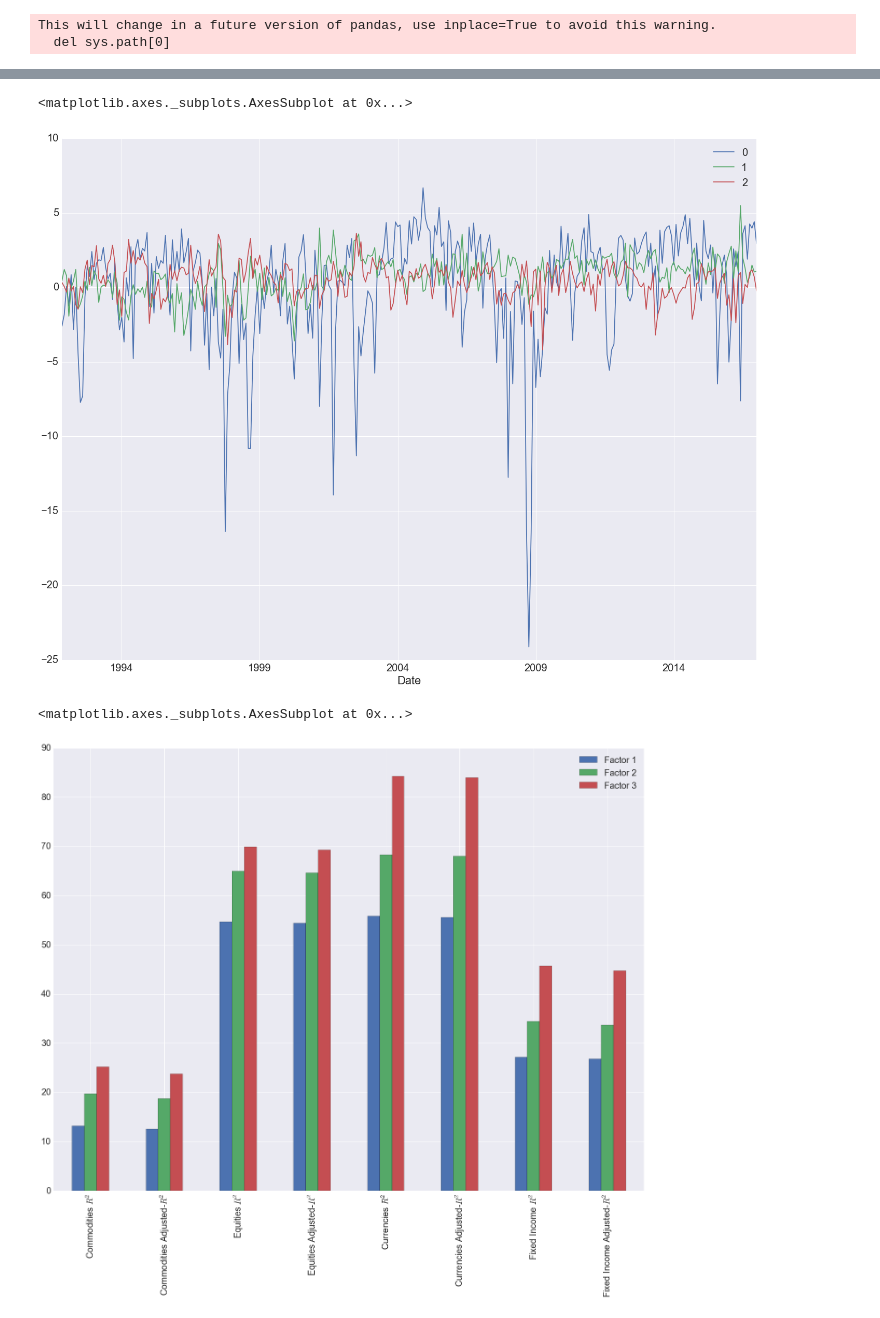
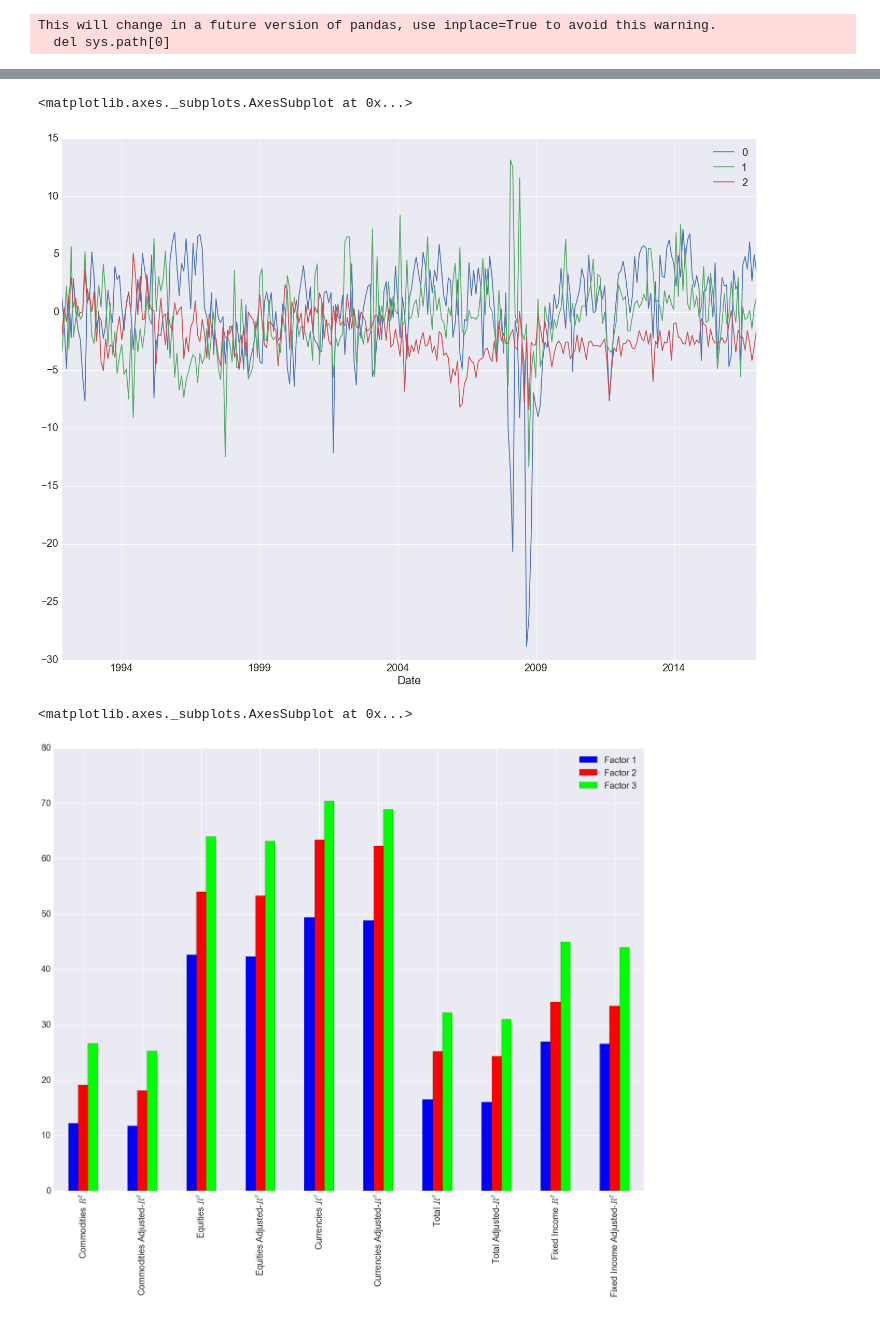
Before and after one commit to mrefermat/FinancePhD, a Jupyter notebook: LiquidityMomentum/Table 2- Time Series regressions on common factors.ipynb, the cells around one changed output, grey strips where cells are left out. Cells and saved outputs as stored; diff of their text form; code cells hidden in the pictures.

```diff
--- a/LiquidityMomentum/Table 2- Time Series regressions on common factors.ipynb
+++ b/LiquidityMomentum/Table 2- Time Series regressions on common factors.ipynb
@@ -101,0 +97,10 @@ sector_PC['Equities'].plot()
+# %%
+PPCA=p.PPCA()
+PPCA.fit(np.array(data),d=no_pc)
+sector_variance_explained[sect] = PPCA.var_exp
+pcs=pd.DataFrame()
+for i in range(0,no_pc,1):
+    x=pd.DataFrame(PPCA.C.T[i]*PPCA.data).sum(axis=1)
+    x.set_axis(sector_zscores[sect].index)
+    pcs[i]=x
+sector_PC['Total'] = pcs
@@ -113,7 +121,10 @@ The sample includes XXX markets across YY asset classes.  Source: Reuters and Qu
 results=pd.DataFrame()
 for sector in sector_PC.keys():
     pc_factors=sector_PC[sector]
-    mkts=sector_zscores[sector]
+    if sector == 'Total':
+        mkts=data
+    else:
+        mkts=sector_zscores[sector]
     rsq=pd.DataFrame()
     rsq_adj=pd.DataFrame()
     for m in mkts.columns:
@@ -177,3 +188,13 @@ for sect in d_map.keys():
 # %% [output]
 This will change in a future version of pandas, use inplace=True to avoid this warning.
   del sys.path[0]
+# %%
+PPCA=p.PPCA()
+PPCA.fit(np.array(data),d=no_pc)
+sector_variance_explained[sect] = PPCA.var_exp
+pcs=pd.DataFrame()
+for i in range(0,no_pc,1):
+    x=pd.DataFrame(PPCA.C.T[i]*PPCA.data).sum(axis=1)
+    x.set_axis(sector_zscores[sect].index)
+    pcs[i]=x
+sector_PC['Total'] = pcs
@@ -180,13 +204,16 @@ This will change in a future version of pandas, use inplace=True to avoid this w
 # %%
-sector_PC['Equities'].plot()
+sector_PC['Total'].plot()
 # %% [output]
 <matplotlib.axes._subplots.AxesSubplot at 0x...>
-[figure, old version]
+[figure, new version]
 # %%
 results_FHT=pd.DataFrame()
 for sector in sector_PC.keys():
     pc_factors=sector_PC[sector]
-    mkts=sector_zscores[sector]
+    if sector == 'Total':
+        mkts=data
+    else:
+        mkts=sector_zscores[sector]
     rsq=pd.DataFrame()
     rsq_adj=pd.DataFrame()
     for m in mkts.columns:
@@ -206,10 +233,10 @@ for sector in sector_PC.keys():
 results_FHT=results_FHT.set_index([['Factor 1','Factor 2','Factor 3']]).T
 results_FHT=(results_FHT*100).round(1)
 # %%
-results_FHT.plot(kind='bar')
+results_FHT.plot(kind='bar',colormap='brg')
 # %% [output]
 <matplotlib.axes._subplots.AxesSubplot at 0x...>
-[figure, old version]
+[figure, new version]
 # %%
 results_FHT
 # %% [output]
```
Also changed, not shown: parts of 7 cells of this notebook, 4 other files.
